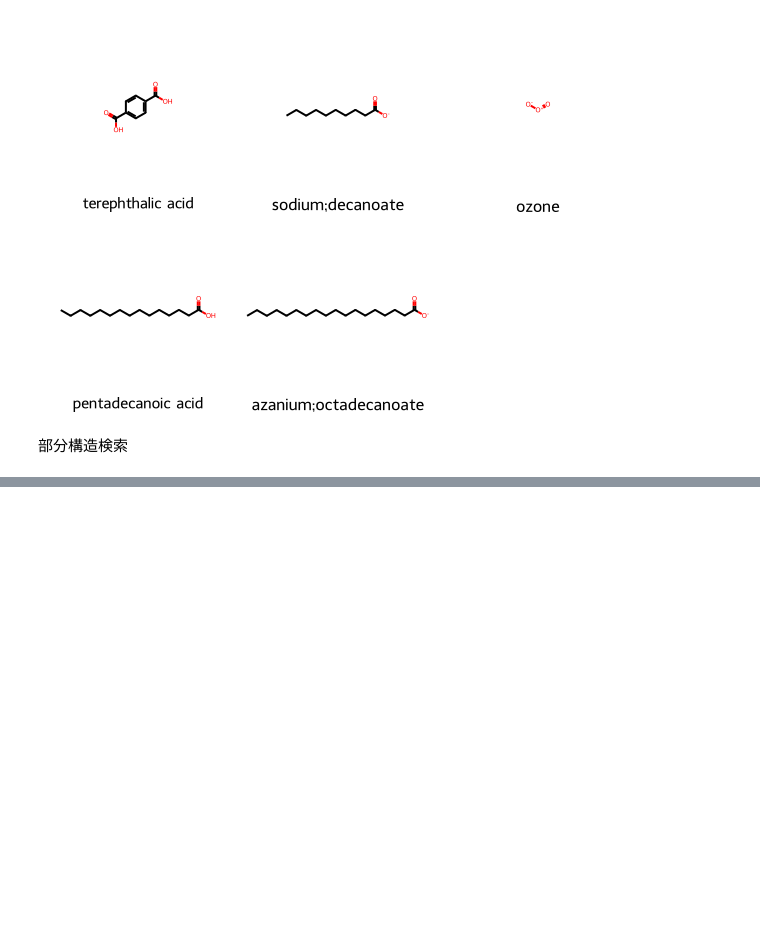
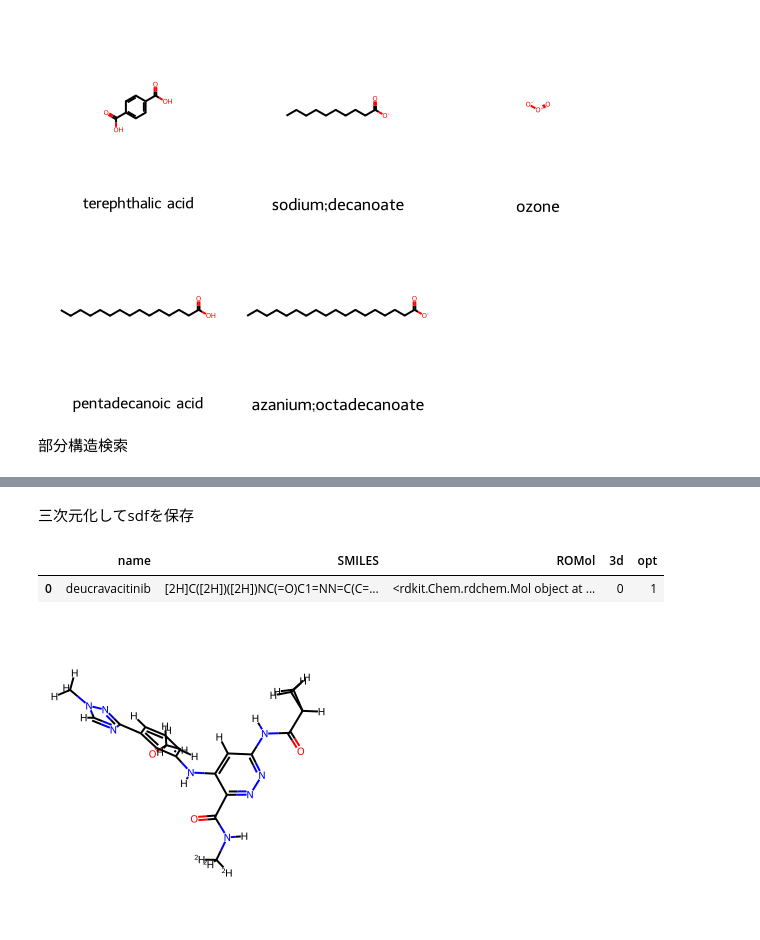
Before and after one commit to keetane/PDB, a Jupyter notebook: SMILES2descriptor.ipynb, the cells around one changed output, grey strips where cells are left out. Drawn from its saved outputs; the diff is of its cells as text; code cells hidden in the pictures; blank space fills up the shorter version.

```diff
--- a/SMILES2descriptor.ipynb
+++ b/SMILES2descriptor.ipynb
@@ -222,3 +258,28 @@ df[df.ROMol >= match]
 |  | CAS | IUPACName | IsomericSMILES | MolecularFormula | MolecularWeight | ROMol |
 | CID |  |  |  |  |  |  |
 | 7489 | 100-21-0 | terephthalic acid | C1=CC(=CC=C1C(=O)O)C(=O)O | C8H6O4 | 166.13 | <rdkit.Chem.rdchem.Mol object at ... |
+# %% [markdown]
+三次元化してsdfを保存
+# %%
+# generate 3D conformations
+df['ROMol'] = df['ROMol'].map(lambda x:Chem.AddHs(x))
+df['3d'] = df['ROMol'].map(lambda x:AllChem.EmbedMolecule(x))
+df['opt'] = df['ROMol'].map(lambda x:AllChem.UFFOptimizeMolecule(x))
+
+# 日付の取得
+dt_now = datetime.datetime.now()
+today = dt_now.strftime('%Y%m%d')
+
+# sdfを保存
+file_name = '_' + input('file name?')
+Chem.PandasTools.WriteSDF(df,
+    today + file_name + '.sdf',
+    properties = ['SMILES']
+)
+# %% [output]
+|  | name | SMILES | ROMol | 3d | opt |
+| 0 | deucravacitinib | [2H]C([2H])([2H])NC(=O)C1=NN=C(C=... | <rdkit.Chem.rdchem.Mol object at ... | 0 | 1 |
+# %%
+Draw.MolToImage(df['ROMol'].iloc[0])
+# %% [output]
+[figure, added]
```
Also changed, not shown: parts of 10 cells of this notebook.
